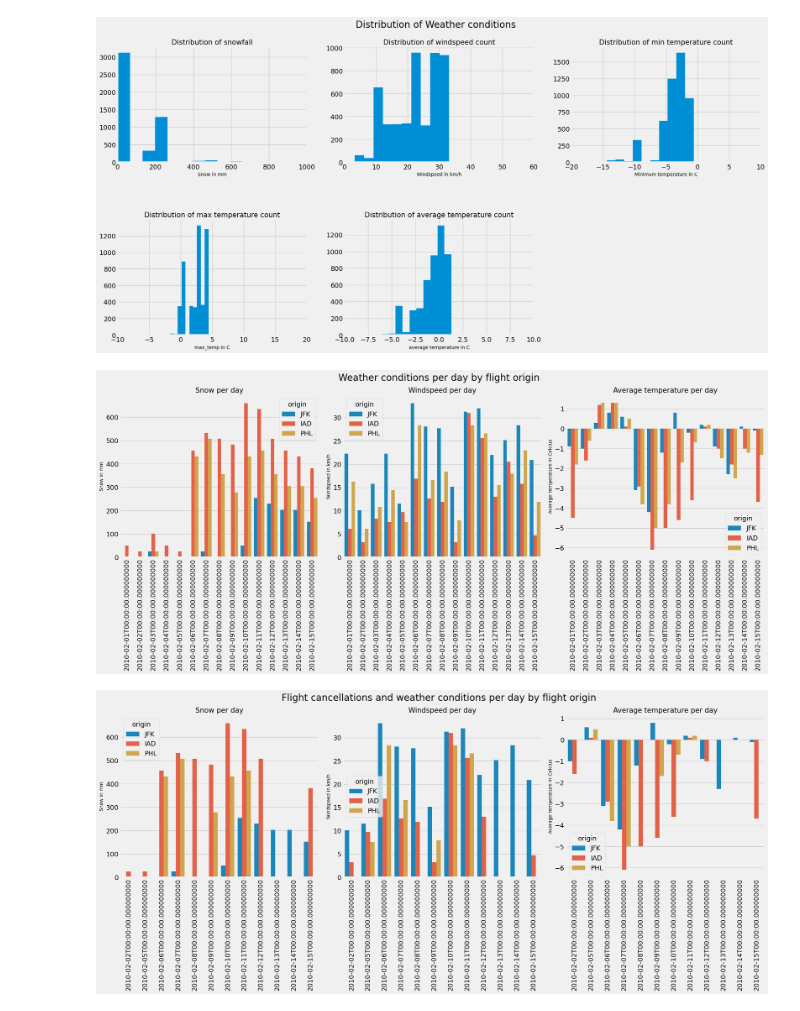
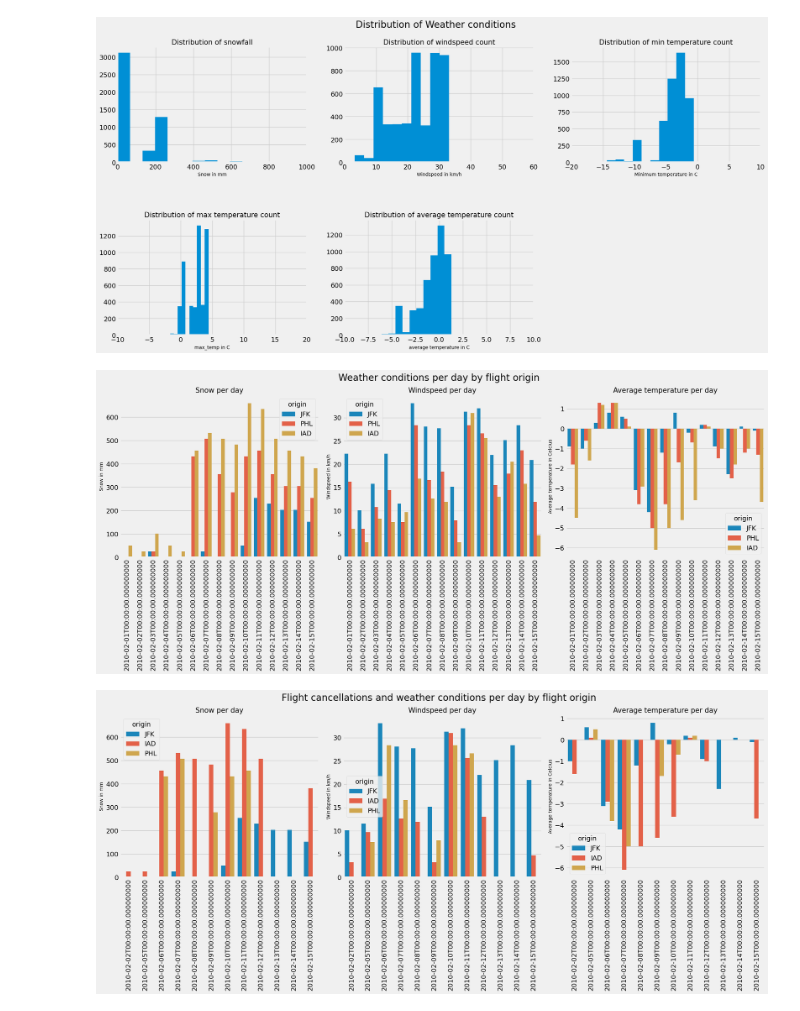
Before and after one commit to susanneferschl/da-sql-api-project-group-2_sf, a Jupyter notebook: project_work/Susannes_folder/Hypo2_susanne.ipynb, the cells around one changed output. Saved outputs shown, nothing was run; the diff lists cells and outputs as text; code cells hidden in the pictures.

```diff
--- a/project_work/Susannes_folder/Hypo2_susanne.ipynb
+++ b/project_work/Susannes_folder/Hypo2_susanne.ipynb
@@ -196,7 +205,7 @@ pandas.core.frame.DataFrame
 # %%
 #keeping only relevant columns
 
-flights_short_sf = flights_x_sf[['flight_date', 'dep_time', 'flight_number', 'origin', 'cancelled', 'diverted', 'lat', 'lon', 'city']].copy()
+flights_short_sf = flights_x_sf[['flight_date', 'dep_time', 'flight_number', 'origin', 'dest', 'cancelled','city']].copy()
 # %%
 flights_short_sf.info()
 # %% [output]
@@ -518,35 +607,35 @@ fig.delaxes(ax[1][2]);
 import seaborn as sns
 
 # Sort the DataFrame by 'flight_date'
-weather_flights_x_sf = weather_flights_x_sf.sort_values(by='flight_date')
+weather_flights_x_sf_sorted = weather_flights_x_sf.sort_values(by='flight_date')
 
 fig, ax = plt.subplots(1, 3, figsize=(20, 6))  # create subplots on 1 row and 3 columns
 plt.suptitle('Weather conditions per day by flight origin', fontsize=20)
 fig.tight_layout()  # tight_layout automatically adjusts subplot params so that the subplot(s) fits into the figure area
 
 # Barplot for snow per day by origin
 f1 = sns.barplot(x=weather_flights_x_sf_sorted["flight_date"], y=weather_flights_x_sf_sorted['snow'], hue=weather_flights_x_sf_sorted['origin'], ax=ax[0])
 f1.tick_params(axis='x', labelrotation=90)  # sets the label y-axis
 f1.set(xlabel=None)  # sets the x-axis label
 f1.set_ylabel("Snow in mm", fontsize=10)  # sets the y-axis label
 f1.set_title("Snow per day", fontsize=15)  # sets title for subplot
 
 # Barplot for windspeed per day by origin
 f2 = sns.barplot(x=weather_flights_x_sf_sorted["flight_date"], y=weather_flights_x_sf_sorted['windspeed'], hue=weather_flights_x_sf_sorted['origin'], ax=ax[1])
 f2.tick_params(axis='x', labelrotation=90)  # sets the label y-axis
 f2.set(xlabel=None)  # sets the x-axis label
 f2.set_ylabel("Windspeed in km/h", fontsize=10)  # sets the y-axis label
 f2.set_title("Windspeed per day", fontsize=15)  # sets title for subplot
 
 # Barplot for average temperature per day by origin
 f3 = sns.barplot(x=weather_flights_x_sf_sorted["flight_date"], y=weather_flights_x_sf_sorted['averg_temp'], hue=weather_flights_x_sf_sorted['origin'], ax=ax[2])
 f3.tick_params(axis='x', labelrotation=90)  # sets the label y-axis
 f3.set(xlabel=None)  # sets the x-axis label
 f3.set_ylabel("Average temperature in Celcius", fontsize=10)  # sets the y-axis label
 f3.set_title("Average temperature per day", fontsize=15)  # sets title for subplot
 
 plt.show()
 # %% [output]
-[figure, old version]
+[figure, new version]
 # %%
 import seaborn as sns
```
Also changed, not shown: parts of 21 cells of this notebook, 3 other files.
